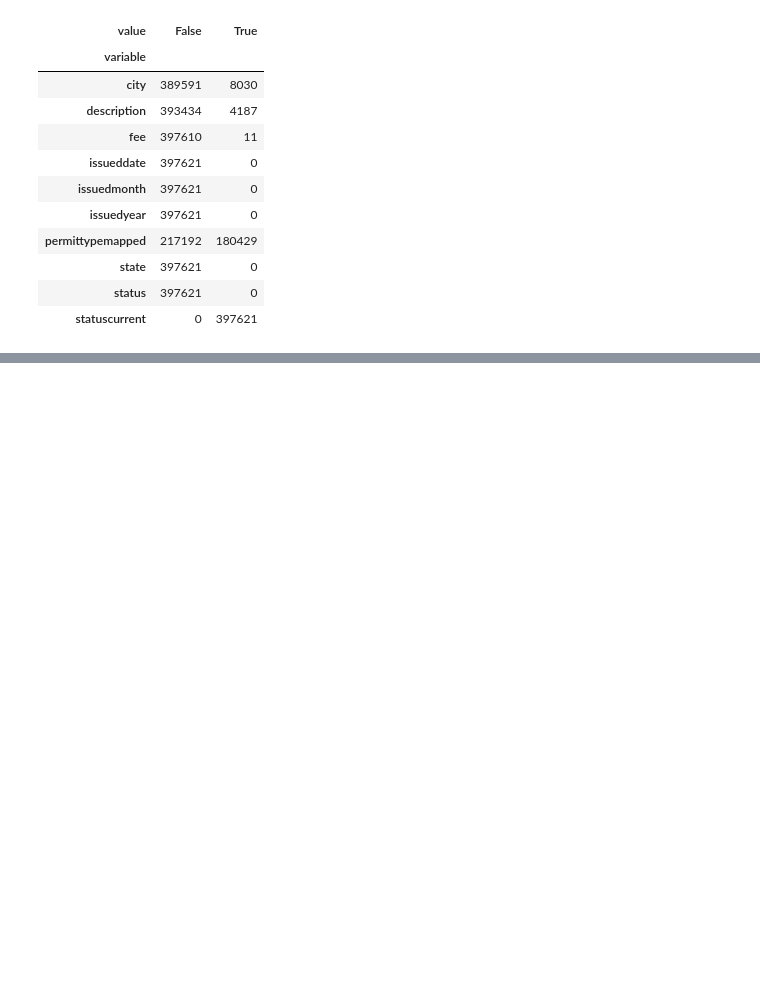
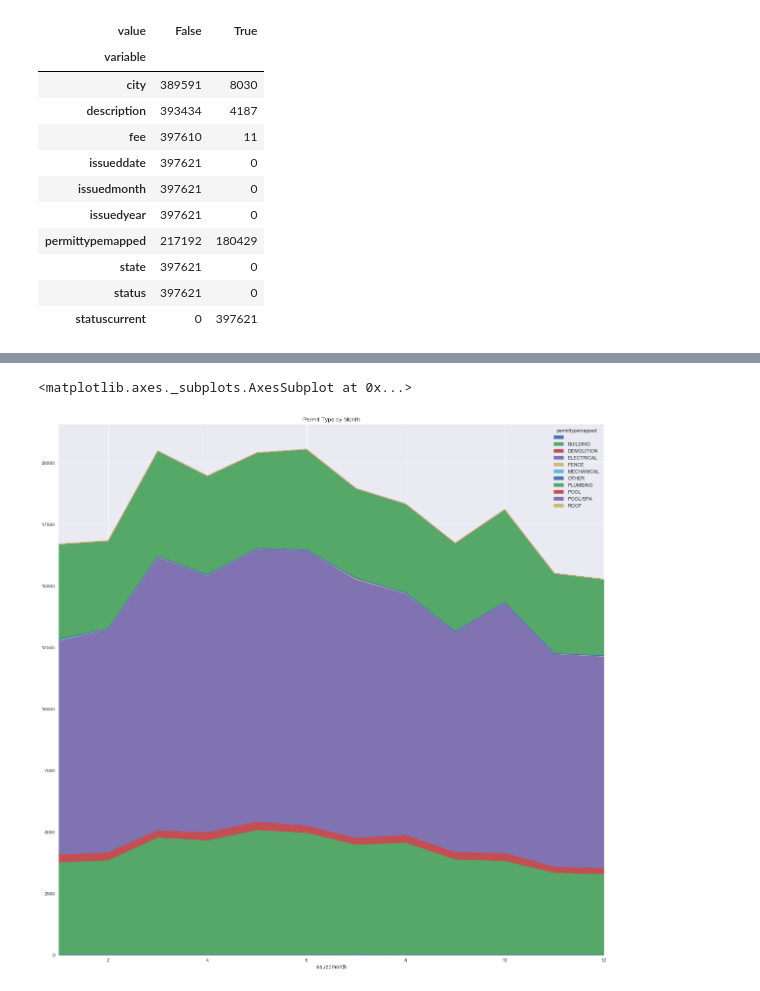
Before and after one commit to sunlightpolicy/open_data_standards_project, a Jupyter notebook: procurement.ipynb, the cells around one changed output, grey strips where cells are left out. Saved outputs shown, nothing was run; the diff lists cells and outputs as text; code cells hidden in the pictures; blank space fills up the shorter version.

```diff
--- a/procurement.ipynb
+++ b/procurement.ipynb
@@ -661,0 +641,2 @@ permit_dfs['Almeda'].head()
+# %%
+agg_df_2010['city'] = agg_df_2010.city.apply(lambda x: not_null_then_upper(x))
@@ -661,0 +669,5 @@ permit_dfs['Almeda'].head()
+# %%
+pd.crosstab(agg_df_2010.issuedmonth,agg_df_2010.permittypemapped).plot.area(stacked=True, figsize=(20,20),title='Permit Type by Month')
+# %% [output]
+<matplotlib.axes._subplots.AxesSubplot at 0x...>
+[figure, added]
```
Also changed, not shown: parts of 9 cells of this notebook, 3 other files.
